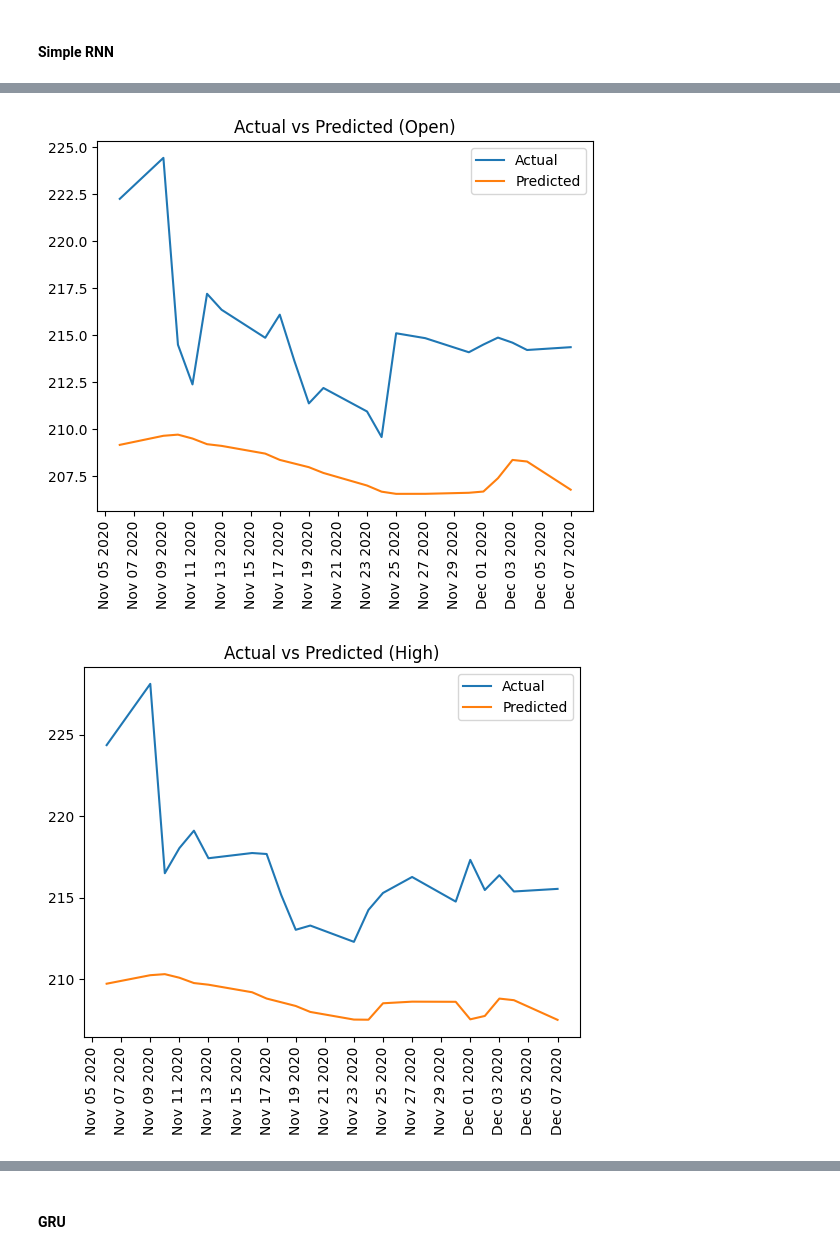
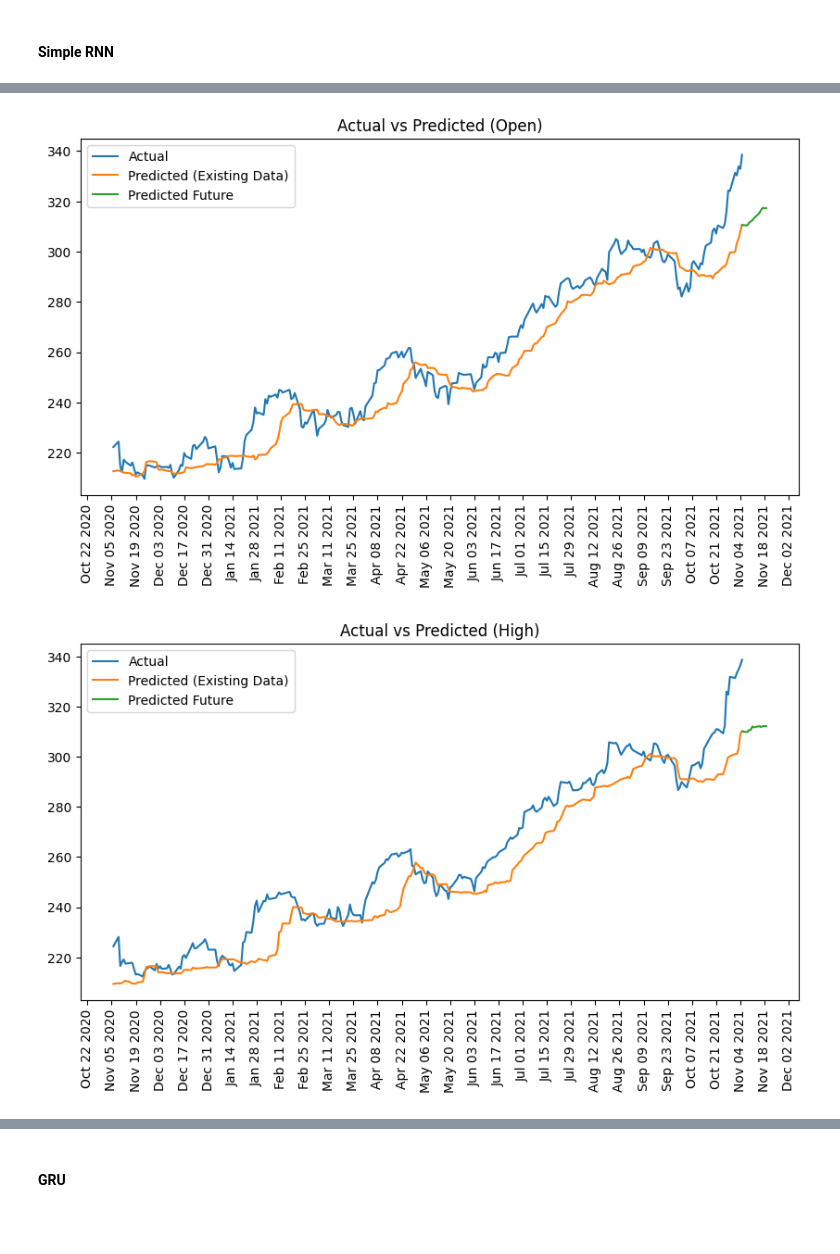
Before and after one commit to DavisRayM/msft-stock-prediction, a Jupyter notebook: msft-prediction.ipynb, the cells around one changed output, grey strips where cells are left out. Saved outputs shown, nothing was run; the diff lists cells and outputs as text; code cells hidden in the pictures; blank space fills up the shorter version.

Commit message:
actual final

```diff
--- a/msft-prediction.ipynb
+++ b/msft-prediction.ipynb
@@ -183,7 +183,7 @@ class BatchNormSimpleRNN(Layer):
         x = self.batch_norm(x, training=training)
         return self.activation_fn(x)
 # %%
-def create_model(kind: str = "simple", input_shape: Tuple[int, int] = (timesteps, 5), neurons: int = 64):
+def create_model(kind: str = "simple", input_shape: Tuple[int, int] = (timesteps, 5), neurons: int = 32):
   model = tf.keras.models.Sequential()
   model.add(Input(shape=input_shape))
 
@@ -196,7 +196,6 @@ def create_model(kind: str = "simple", input_shape: Tuple[int, int] = (timesteps
   else:
     assert False, "Unsupported kind: " + kind
 
-  model.add(Dense(32, activation="relu"))
   model.add(Dense(input_shape[1]))
   model.compile(loss="mse", optimizer="adam", metrics=["mae"])
   return model
@@ -484,23 +491,16 @@ def predict_range(model, start_date, days):
   frame = pd.DataFrame(predictions, columns=df.columns, index=days)
   return frame
 # %%
-def prediction_plot_feature(feature, predictions, pred_dates):
-  plt.plot(pred_dates[1:], predictions[feature][1:], label="Predicted", linestyle="--")
-  plt.title(f"{feature} - Predicted (11/08/2021 - 11/19/2021)")
-  plt.legend()
-  plt.gca().xaxis.set_major_formatter(mdates.DateFormatter('%b %d %Y'))
-  plt.gca().xaxis.set_major_locator(mdates.DayLocator(interval=1))
-  plt.xticks(rotation=90)
-  plt.show()
-
-def actual_vs_pred_plot_feature(feature, actual_data, predictions, pred_dates):
+def actual_vs_pred_plot_feature(feature, actual_data, predictions, pred_dates, future_predictions, future_dates):
+  plt.figure(figsize=(10, 5))
   plt.plot(pred_dates, actual_data[[feature]], label="Actual")
-  plt.plot(pred_dates, predictions[[feature]], label="Predicted")
+  plt.plot(pred_dates, predictions[[feature]], label="Predicted (Existing Data)")
+  plt.plot(future_dates, future_predictions[[feature]], label="Predicted Future")
   plt.legend()
   plt.title(f"Actual vs Predicted ({feature})")
   plt.legend()
   plt.gca().xaxis.set_major_formatter(mdates.DateFormatter('%b %d %Y'))
-  plt.gca().xaxis.set_major_locator(mdates.DayLocator(interval=2))
+  plt.gca().xaxis.set_major_locator(mdates.DayLocator(interval=14))
   plt.xticks(rotation=90)
   plt.show()
 # %%
@@ -513,11 +513,11 @@ def evaluate_predictions(actual, pred, features):
     return results
 # %%
 def load_latest_checkpoint(model):
-    return os.path.join("models", f"{model}_cp.weights.h5")
+    return os.path.join(checkpoint_dir, f"{model}_cp.weights.h5")
 
 simple = create_model("simple")
-gru = create_model("gru")
-lstm = create_model("lstm")
+gru = create_model("gru", neurons=64)
+lstm = create_model("lstm", neurons=64)
 
 simple.load_weights(load_latest_checkpoint("simple"))
 gru.load_weights(load_latest_checkpoint("gru"))
@@ -574,7 +568,10 @@ Model: "sequential_5"
 # %% [markdown]
 #### Simple RNN
 # %%
-pred_dates = dates_val[:21]
+pred_dates = dates_val
 actual_data = df.loc[pred_dates]
-predictions = predict_range(simple, pred_dates[0], pred_dates)
+predictions = predict_range(simple, pred_dates[0], pred_dates, each_day=True)
+
+future_dates = pd.bdate_range(start=df.index.max(), end="2021-11-19")
+future_predictions = predict_range(simple, df.index.max(), future_dates)
 # %% [output]
@@ -606,9 +603,9 @@ evaluate_predictions(actual_data, predictions, df.columns)
 # %%
-actual_vs_pred_plot_feature('Open', actual_data, predictions, pred_dates)
+actual_vs_pred_plot_feature('Open', actual_data, predictions, pred_dates, future_predictions, future_dates)
 # %% [output]
-[figure, old version]
+[figure, new version]
 # %%
-actual_vs_pred_plot_feature('High', actual_data, predictions, pred_dates)
+actual_vs_pred_plot_feature('High', actual_data, predictions, pred_dates, future_predictions, future_dates)
 # %% [output]
-[figure, old version]
+[figure, new version]
 # %%
```
Also changed, not shown: parts of 64 cells of this notebook, 5 other files.
